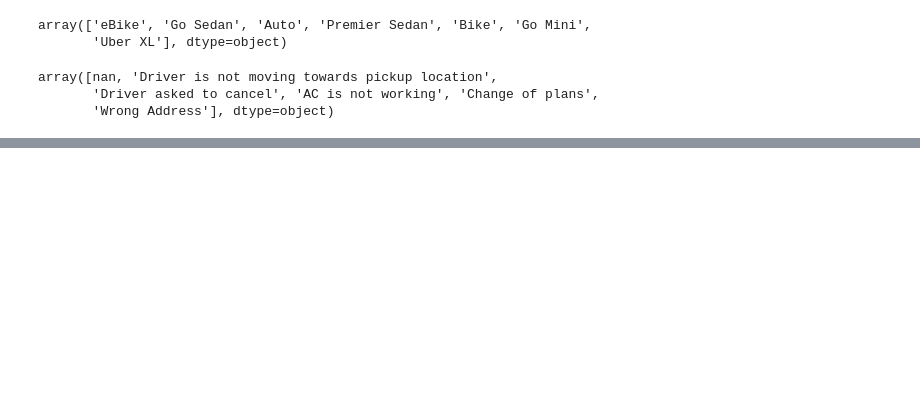
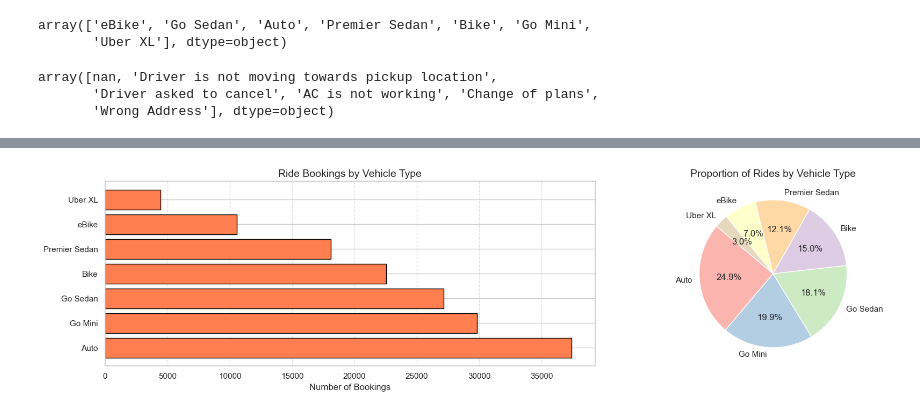
Before and after one commit to Mudit5/EDA-Exploratory-Data-Analysis-Essentials, a Jupyter notebook: Uber NCR Rides.ipynb, the cells around one changed output, grey strips where cells are left out. Drawn from its saved outputs; the diff is of its cells as text; code cells hidden in the pictures; blank space fills up the shorter version.

```diff
--- a/Uber NCR Rides.ipynb
+++ b/Uber NCR Rides.ipynb
@@ -83,0 +133,17 @@ array([nan, 'Driver is not moving towards pickup location',
+# %%
+vehicle_count = ride_booking['Vehicle Type'].value_counts()
+fig, (ax1, ax2) = plt.subplots(1, 2, figsize=(18.5, 4.5))
+
+ax1.barh(vehicle_count.index, vehicle_count.values, color='coral', edgecolor='black')
+ax1.set_title('Ride Bookings by Vehicle Type', fontsize=14)
+ax1.set_xlabel('Number of Bookings')
+ax1.grid(axis='x', linestyle='--', alpha=0.6)
+
+ax2.pie(counts, labels=counts.index, autopct='%1.1f%%',
+        startangle=140, colors=plt.cm.Pastel1.colors)
+ax2.set_title('Proportion of Rides by Vehicle Type', fontsize=14)
+
+plt.tight_layout()
+plt.show()
+# %% [output]
+[figure, added]
```
Also changed, not shown: parts of 11 cells of this notebook, 1 other file.
